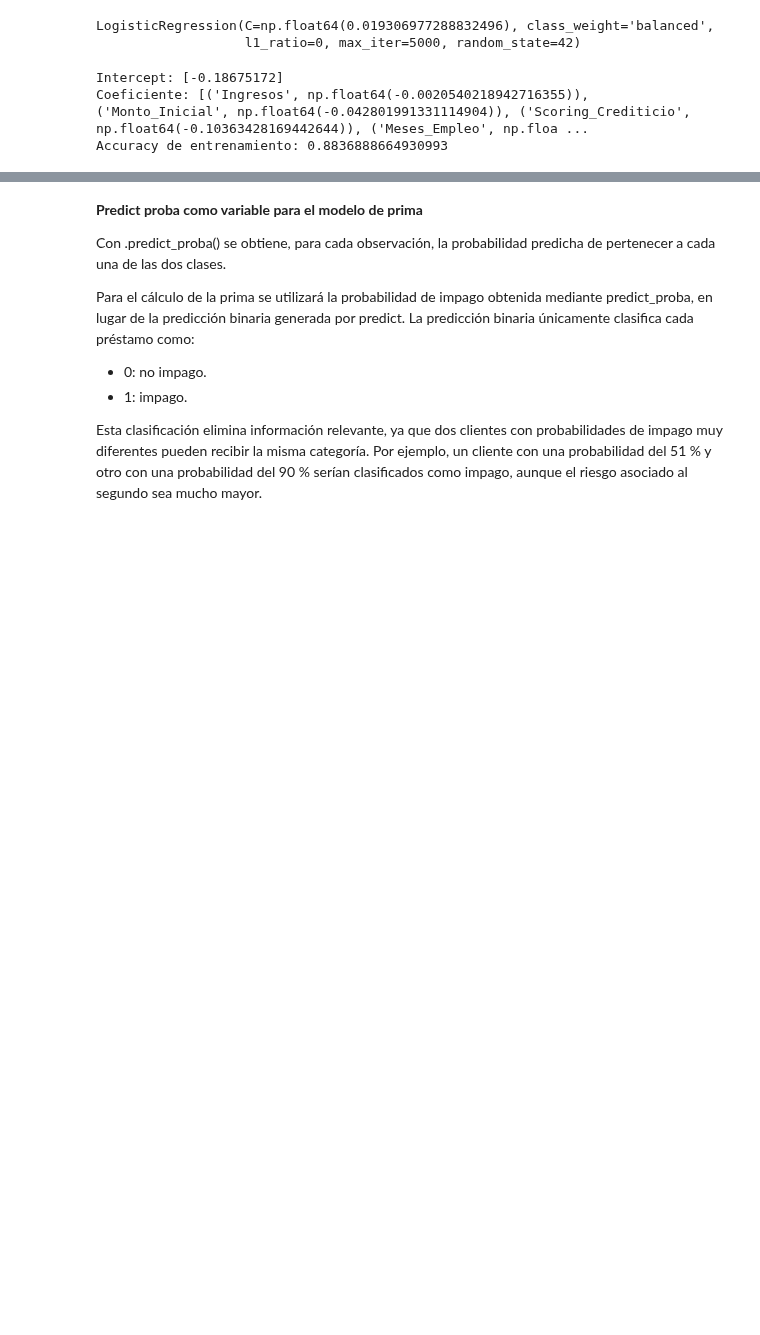
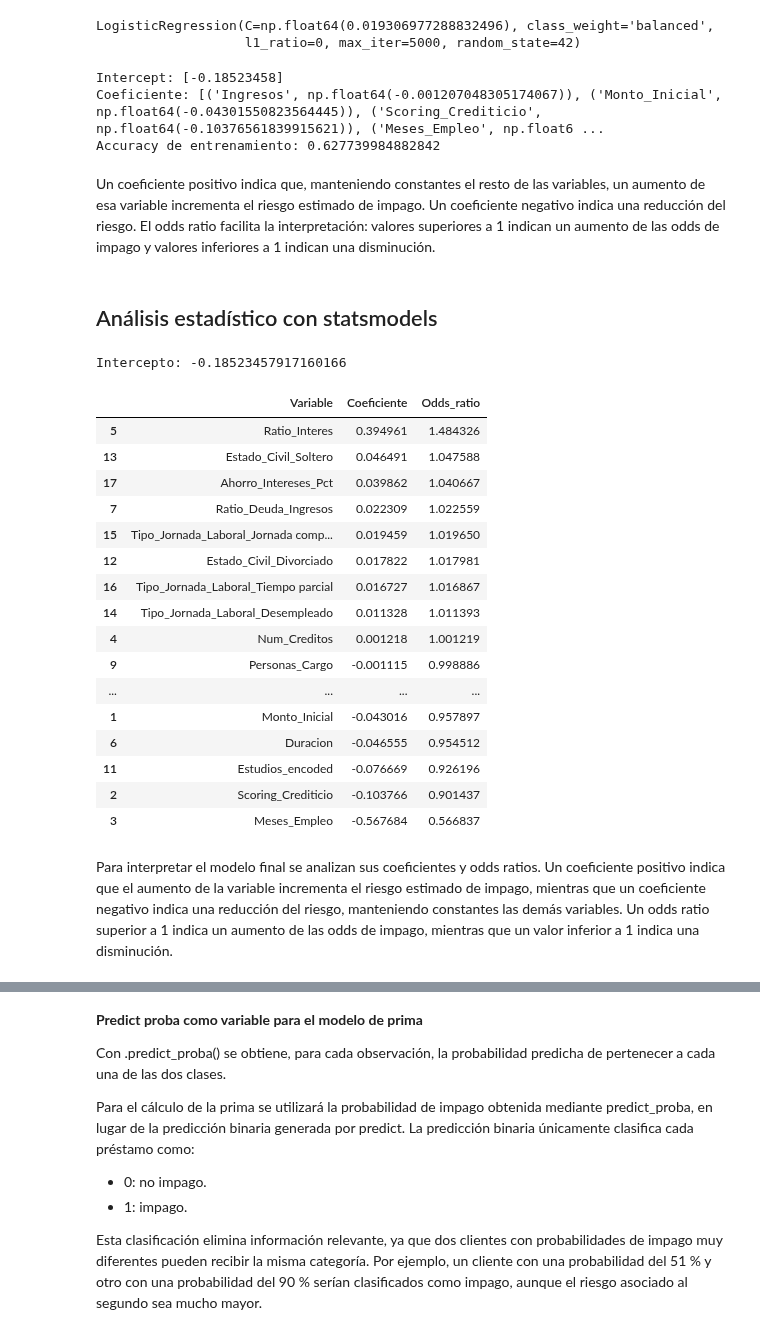
Before and after one commit to izarozubia-max/RETO5, a Jupyter notebook: prediccion_prima_balanceo.ipynb, the cells around one changed output, grey strips where cells are left out. Drawn from its saved outputs; the diff is of its cells as text; code cells hidden in the pictures; blank space fills up the shorter version.

Commit message:
Prediccion de impago terminada

```diff
--- a/prediccion_prima_balanceo.ipynb
+++ b/prediccion_prima_balanceo.ipynb
@@ -241,8 +261,19 @@ X_train, X_test, y_train, y_test = train_test_split(
 
 scaler = StandardScaler()
 
-X_train_scaled = scaler.fit_transform(X_train)
-X_test_scaled = scaler.transform(X_test)
+# Copias para no modificar los conjuntos originales
+X_train_scaled = X_train.copy()
+X_test_scaled = X_test.copy()
+
+# Ajustar solamente con las variables numéricas de entrenamiento
+X_train_scaled[cols_num] = scaler.fit_transform(
+    X_train[cols_num]
+)
+
+# Aplicar la misma transformación a test
+X_test_scaled[cols_num] = scaler.transform(
+    X_test[cols_num]
+)
 # %% [markdown]
 Realizamos predicciones probabilísticas:
 
@@ -769,8 +732,50 @@ LogisticRegression(C=np.float64(0.019306977288832496), class_weight='balanced',
 # Información del modelo
 print("Intercept:", modelo_final.intercept_)
 print("Coeficiente:", list(zip(X.columns, modelo_final.coef_.flatten(), )))
-print("Accuracy de entrenamiento:", modelo_final.score(X_train, y_train))
+print("Accuracy de entrenamiento:", modelo_final.score(X_train_scaled, y_train))
 # %% [output]
-Intercept: [-0.18675172]
-Coeficiente: [('Ingresos', np.float64(-0.0020540218942716355)), ('Monto_Inicial', np.float64(-0.042801991331114904)), ('Scoring_Crediticio', np.float64(-0.10363428169442644)), ('Meses_Empleo', np.floa ...
-Accuracy de entrenamiento: 0.8836888664930993
+Intercept: [-0.18523458]
+Coeficiente: [('Ingresos', np.float64(-0.001207048305174067)), ('Monto_Inicial', np.float64(-0.04301550823564445)), ('Scoring_Crediticio', np.float64(-0.10376561839915621)), ('Meses_Empleo', np.float6 ...
+Accuracy de entrenamiento: 0.627739984882842
+# %% [markdown]
+Un coeficiente positivo indica que, manteniendo constantes el resto de las variables, un aumento de esa variable incrementa el riesgo estimado de impago. Un coeficiente negativo indica una reducción del riesgo. El odds ratio facilita la interpretación: valores superiores a 1 indican un aumento de las odds de impago y valores inferiores a 1 indican una disminución.
+# %% [markdown]
+## Análisis estadístico con statsmodels
+# %%
+# Interpretación del modelo final
+coeficientes_finales = pd.DataFrame({
+    "Variable": X.columns,
+    "Coeficiente": modelo_final.coef_[0],
+    "Odds_ratio": np.exp(modelo_final.coef_[0])
+})
+
+# Ordenar desde el coeficiente más positivo al más negativo
+coeficientes_finales = coeficientes_finales.sort_values(
+    by="Coeficiente",
+    ascending=False
+)
+
+print("Intercepto:", modelo_final.intercept_[0])
+
+coeficientes_finales
+# %% [output]
+Intercepto: -0.18523457917160166
+|  | Variable | Coeficiente | Odds_ratio |
+| 5 | Ratio_Interes | 0.394961 | 1.484326 |
+| 13 | Estado_Civil_Soltero | 0.046491 | 1.047588 |
+| 17 | Ahorro_Intereses_Pct | 0.039862 | 1.040667 |
+| 7 | Ratio_Deuda_Ingresos | 0.022309 | 1.022559 |
+| 15 | Tipo_Jornada_Laboral_Jornada comp... | 0.019459 | 1.019650 |
+| 12 | Estado_Civil_Divorciado | 0.017822 | 1.017981 |
+| 16 | Tipo_Jornada_Laboral_Tiempo parcial | 0.016727 | 1.016867 |
+| 14 | Tipo_Jornada_Laboral_Desempleado | 0.011328 | 1.011393 |
+| 4 | Num_Creditos | 0.001218 | 1.001219 |
+| 9 | Personas_Cargo | -0.001115 | 0.998886 |
+| ... | ... | ... | ... |
+| 1 | Monto_Inicial | -0.043016 | 0.957897 |
+| 6 | Duracion | -0.046555 | 0.954512 |
+| 11 | Estudios_encoded | -0.076669 | 0.926196 |
+| 2 | Scoring_Crediticio | -0.103766 | 0.901437 |
+| 3 | Meses_Empleo | -0.567684 | 0.566837 |
+# %% [markdown]
+Para interpretar el modelo final se analizan sus coeficientes y odds ratios. Un coeficiente positivo indica que el aumento de la variable incrementa el riesgo estimado de impago, mientras que un coeficiente negativo indica una reducción del riesgo, manteniendo constantes las demás variables. Un odds ratio superior a 1 indica un aumento de las odds de impago, mientras que un valor inferior a 1 indica una disminución.
```
Also changed, not shown: parts of 29 cells of this notebook.
